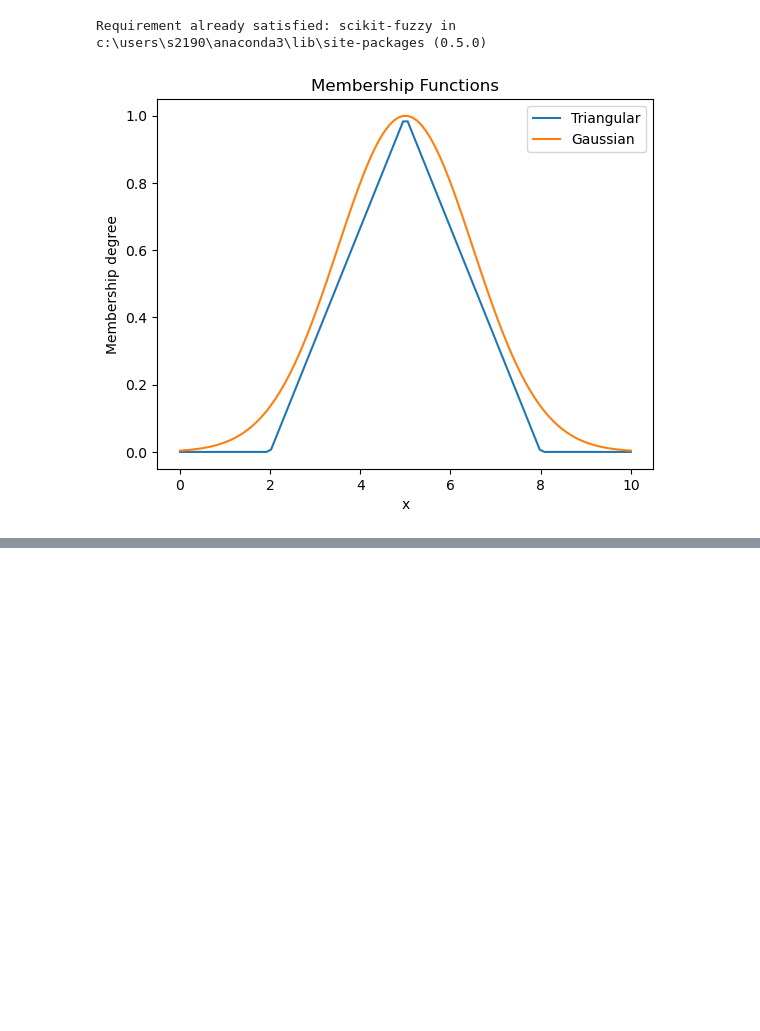
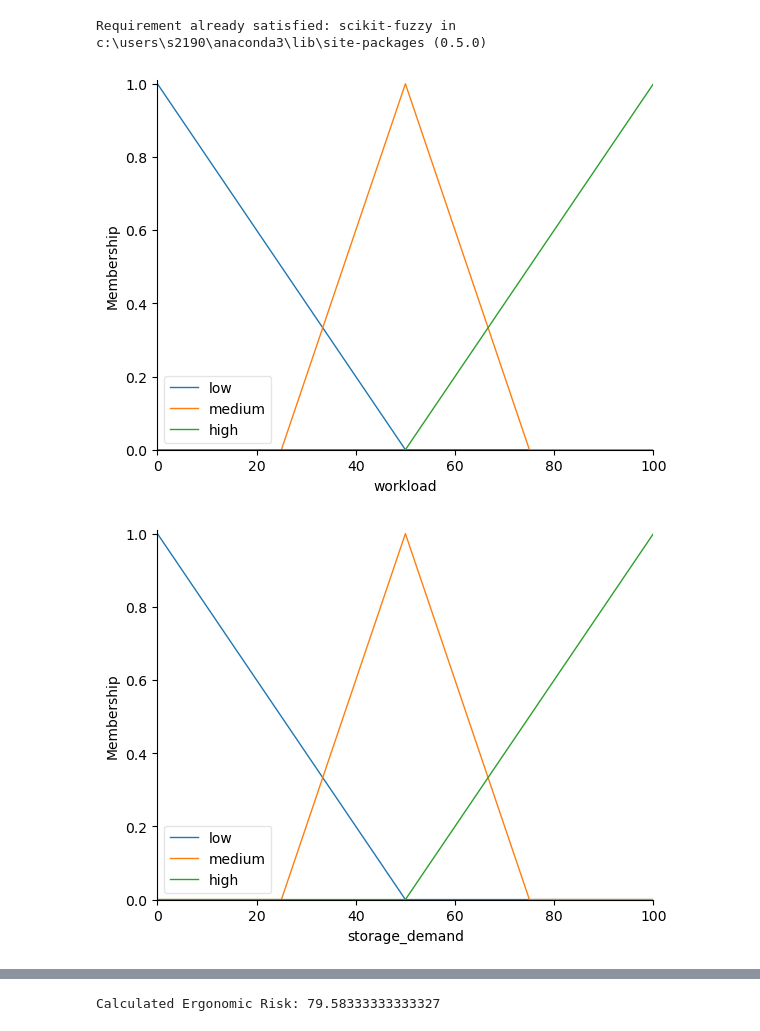
Before and after one commit to IKRAMJAAFAR/Kamaraka, a Jupyter notebook: Fuzzy_Logic_Gp-checkpoint.ipynb, the cells around one changed output, grey strips where cells are left out. Cells and saved outputs as stored; diff of their text form; code cells hidden in the pictures; blank space fills up the shorter version.

```diff
--- a/Fuzzy_Logic_Gp-checkpoint.ipynb
+++ b/Fuzzy_Logic_Gp-checkpoint.ipynb
@@ -9,3 +10,20 @@ import matplotlib.pyplot as plt
 # %%
+# Define fuzzy variables (inputs and outputs)
+workload = ctrl.Antecedent(np.arange(0, 101, 1), 'workload')  # Input: Workload (0-100)
+storage_demand = ctrl.Antecedent(np.arange(0, 101, 1), 'storage_demand')  # Input: Storage Demand (0-100)
+ergonomic_risk = ctrl.Consequent(np.arange(0, 101, 1), 'ergonomic_risk')  # Output: Ergonomic Risk (0-100)
-# %% [output]
-[figure, removed]
+# %%
+#Define membership functions for the variables
+workload['low'] = fuzz.trimf(workload.universe, [0, 0, 50])
+workload['medium'] = fuzz.trimf(workload.universe, [25, 50, 75])
+workload['high'] = fuzz.trimf(workload.universe, [50, 100, 100])
+# %%
+# Storage Demand
+storage_demand['low'] = fuzz.trimf(storage_demand.universe, [0, 0, 50])
+storage_demand['medium'] = fuzz.trimf(storage_demand.universe, [25, 50, 75])
+storage_demand['high'] = fuzz.trimf(storage_demand.universe, [50, 100, 100])
+# %%
+# Ergonomic Risk
+ergonomic_risk['low'] = fuzz.trimf(ergonomic_risk.universe, [0, 0, 50])
+ergonomic_risk['medium'] = fuzz.trimf(ergonomic_risk.universe, [25, 50, 75])
+ergonomic_risk['high'] = fuzz.trimf(ergonomic_risk.universe, [50, 100, 100])
@@ -11,0 +40,8 @@ import matplotlib.pyplot as plt
+# %%
+#visualize
+workload.view()
+storage_demand.view()
+ergonomic_risk.view()
+# %% [output]
+[figure, added]
+[figure, added]
@@ -11,0 +49,9 @@ import matplotlib.pyplot as plt
+# %%
+#test
+ergonomic_sim.input['workload'] = 70
+ergonomic_sim.input['storage_demand'] = 80
+ergonomic_sim.compute()
+
+print(f"Calculated Ergonomic Risk: {ergonomic_sim.output['ergonomic_risk']}")
+# %% [output]
+Calculated Ergonomic Risk: 79.58333333333327
```
Also changed, not shown: parts of 4 cells of this notebook.
